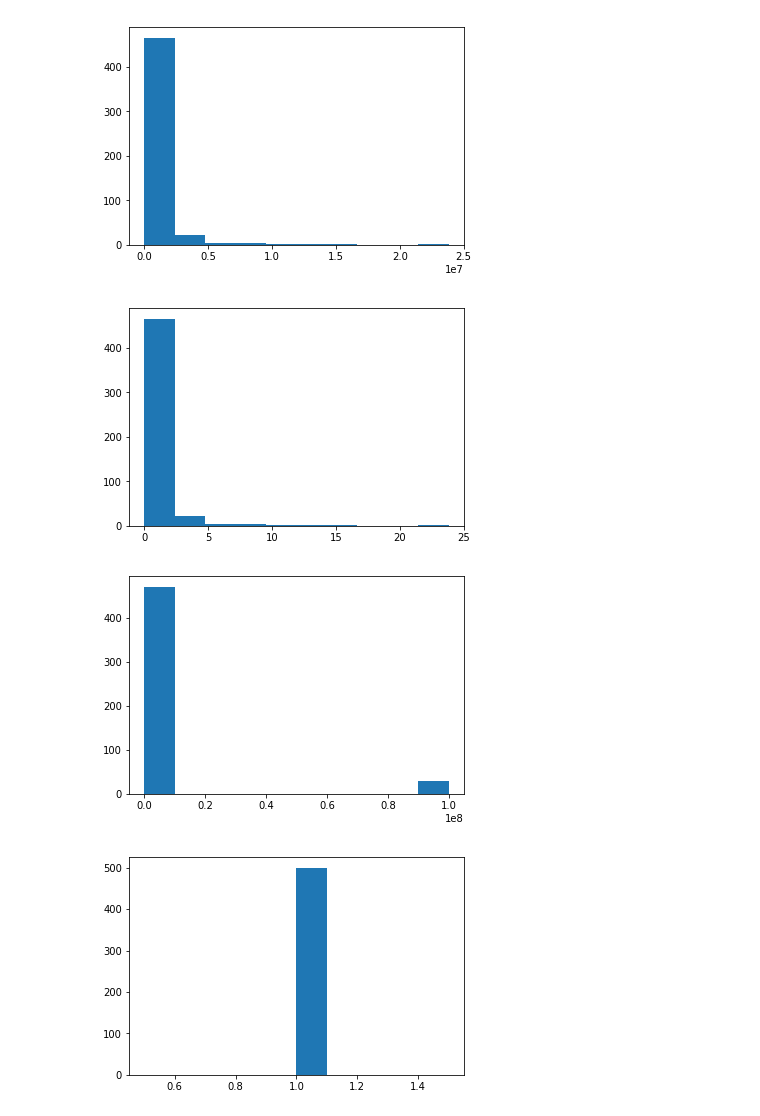
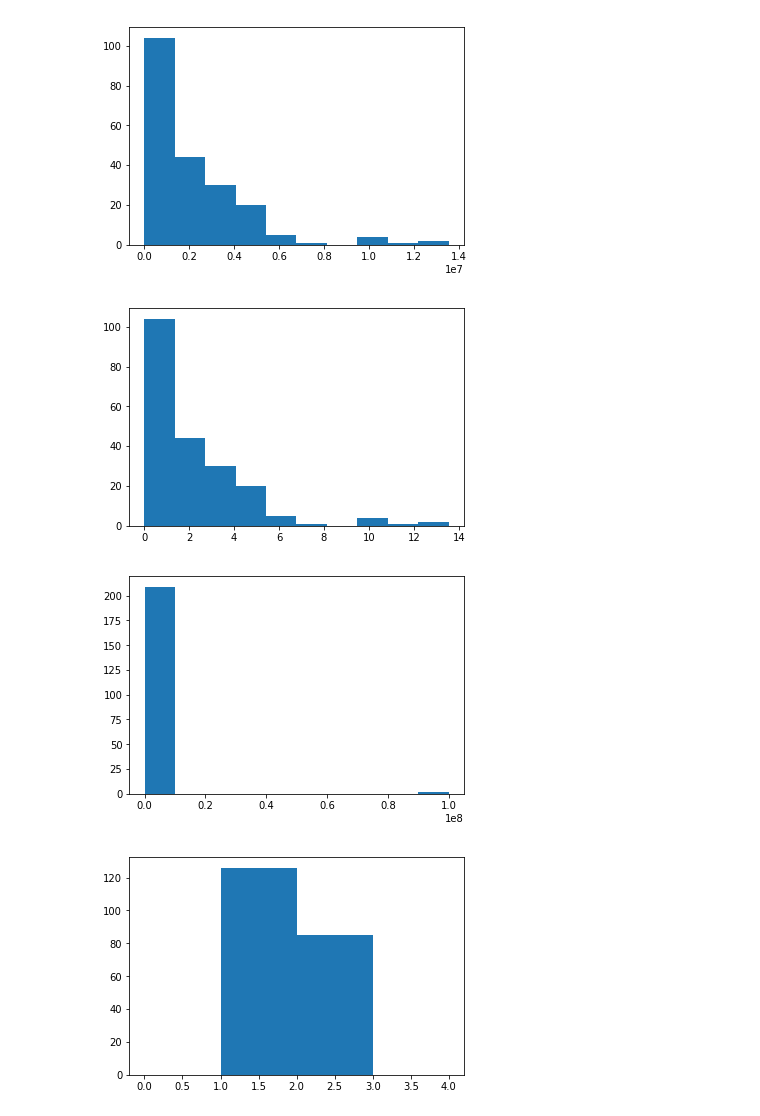
Before and after one commit to gnperdue/JupyterNotebooks, a Jupyter notebook: ANNMINERvA/visualize_kine_vars.ipynb, the cells around one changed output. Cells and saved outputs as stored; diff of their text form; code cells hidden in the pictures.

```diff
--- a/ANNMINERvA/visualize_kine_vars.ipynb
+++ b/ANNMINERvA/visualize_kine_vars.ipynb
@@ -4,9 +4,8 @@ import matplotlib.pyplot as plt
 import h5py
 %matplotlib inline
 # %%
-DIR_PATH = '/Users/perdue/Documents/MINERvA/AI/hdf5/201801/'
-#f = h5py.File(DIR_PATH + 'hadmultkineimgs_127x94_me1Bmc_highW_cut1000MeV.hdf5', 'r')
-f = h5py.File(DIR_PATH + 'mnvimgs_127x94_me1Amc_tiny.hdf5', 'r')
+DIR_PATH = '/Users/perdue/Documents/MINERvA/AI/hdf5/201805/'
+f = h5py.File(DIR_PATH + 'hadmultkineimgs_127x94_me1Amc_tiny.hdf5', 'r')
 
 for group in f:
     for dset in f[group]:
@@ -32,22 +31,22 @@ lepto_data/n_taus           -   uint32 (500, 1)
 # %%
 n, bins, patches = plt.hist(f['gen_data']['Q2'][:, 0])
 # %% [output]
-[figure, old version]
+[figure, new version]
 # %%
 ok_q2_idx = f['gen_data']['Q2'][:, 0] > 0.0
 #ok_q2_idx
 # %%
 n, bins, patches = plt.hist(f['gen_data']['Q2'][ok_q2_idx, 0] / 1000000.0)
 # %% [output]
-[figure, old version]
+[figure, new version]
 # %%
 n, bins, patches = plt.hist(f['gen_data']['W'][ok_q2_idx, 0])
 # %% [output]
-[figure, old version]
+[figure, new version]
 # %%
-n, bins, patches = plt.hist(f['gen_data']['current'][ok_q2_idx, 0])
+n, bins, patches = plt.hist(f['gen_data']['current'][ok_q2_idx, 0], np.arange(5))
 # %% [output]
-[figure, old version]
+[figure, new version]
 # %%
 n, bins, patches = plt.hist(f['gen_data']['int_type'][ok_q2_idx, 0], np.arange(14))
 # %% [output]
```
Also changed, not shown: parts of 5 cells of this notebook, 1 other file.
